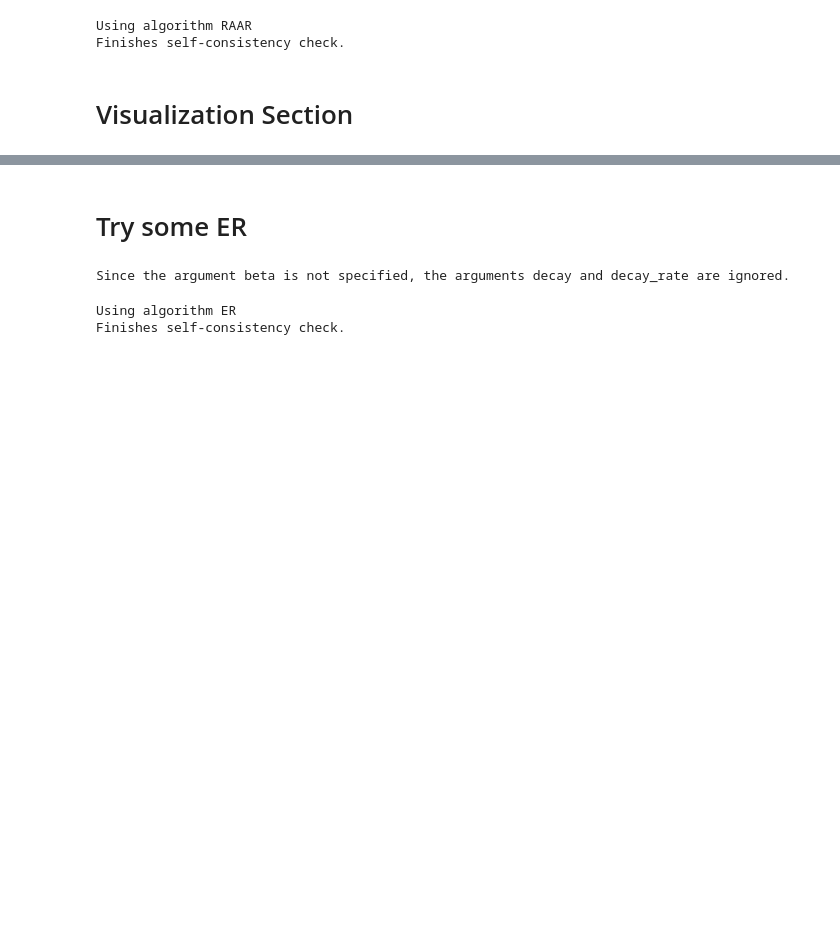
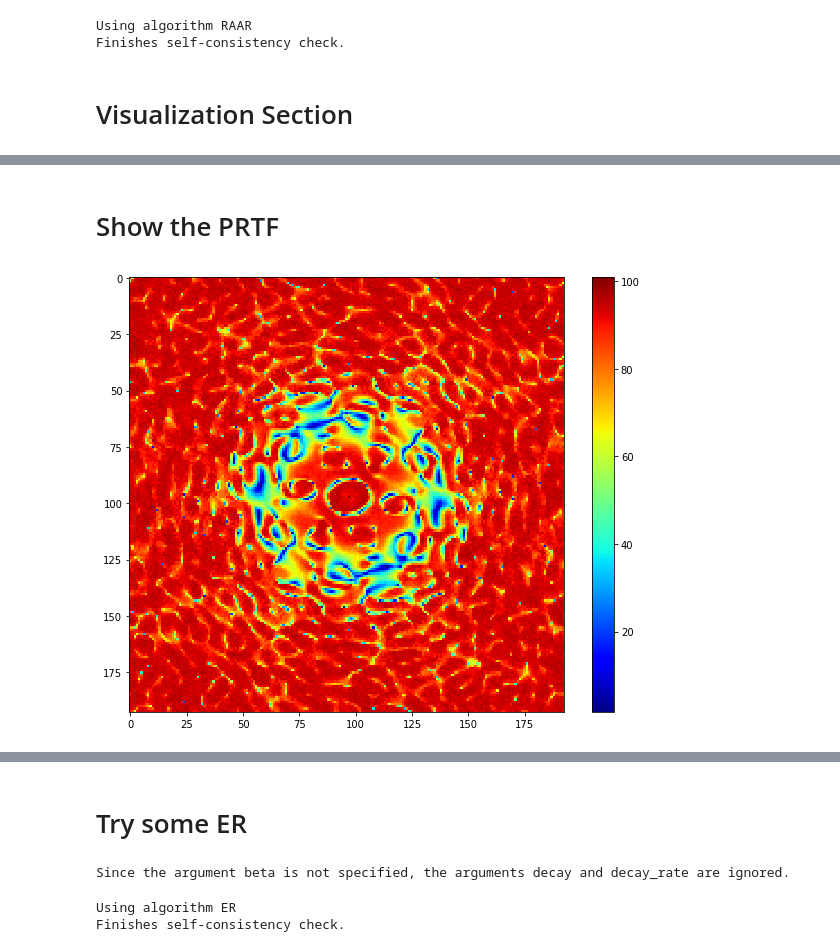
Before and after one commit to haoyuanli93/Phasing, a Jupyter notebook: Examples/Examples 2D/Caffeine Tight Support prtf.ipynb, the cells around one changed output, grey strips where cells are left out. Cells and saved outputs as stored; diff of their text form; code cells hidden in the pictures; blank space fills up the shorter version.

```diff
--- a/Examples/Examples 2D/Caffeine Tight Support prtf.ipynb
+++ b/Examples/Examples 2D/Caffeine Tight Support prtf.ipynb
@@ -97,0 +95,10 @@ plt.show()
+# %% [markdown]
+# Show the PRTF
+# %%
+fig = plt.figure(figsize=(10, 8))
+
+plt.imshow(np.abs(np.fft.ifftshift(alter_proj.prtf_array)), cmap='jet')
+plt.colorbar()
+plt.show()
+# %% [output]
+[figure, added]
```
Also changed, not shown: parts of 14 cells of this notebook, 3 other files.
